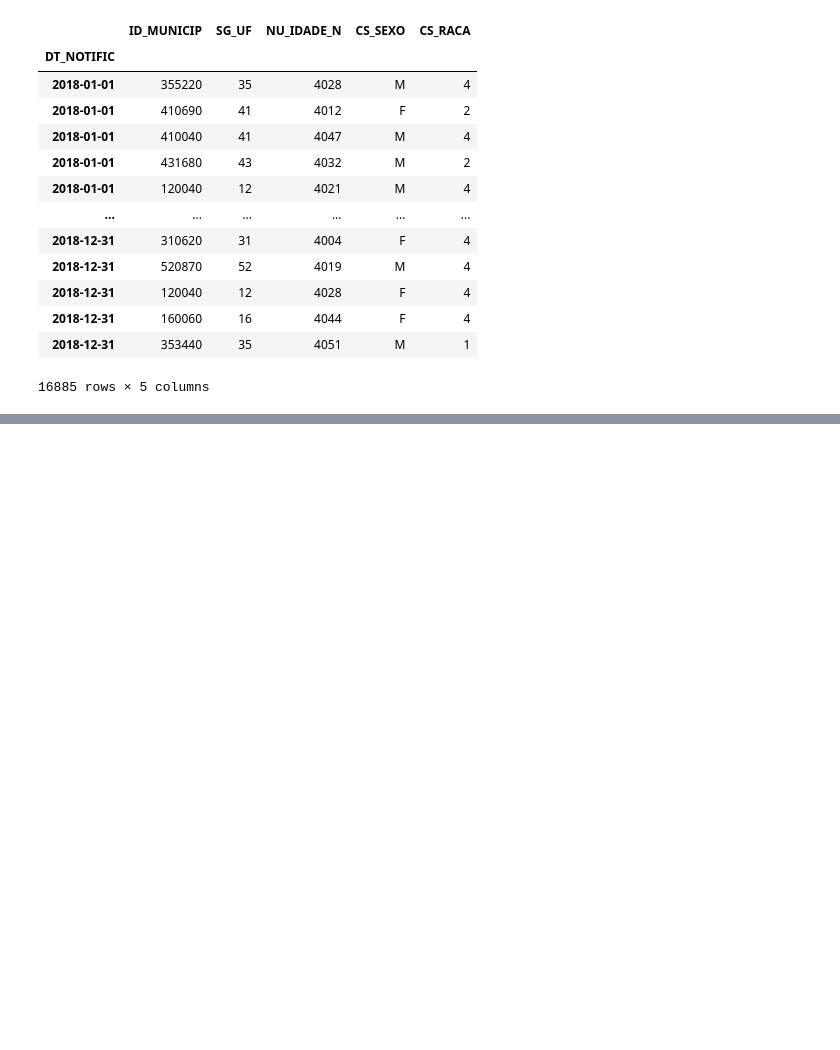
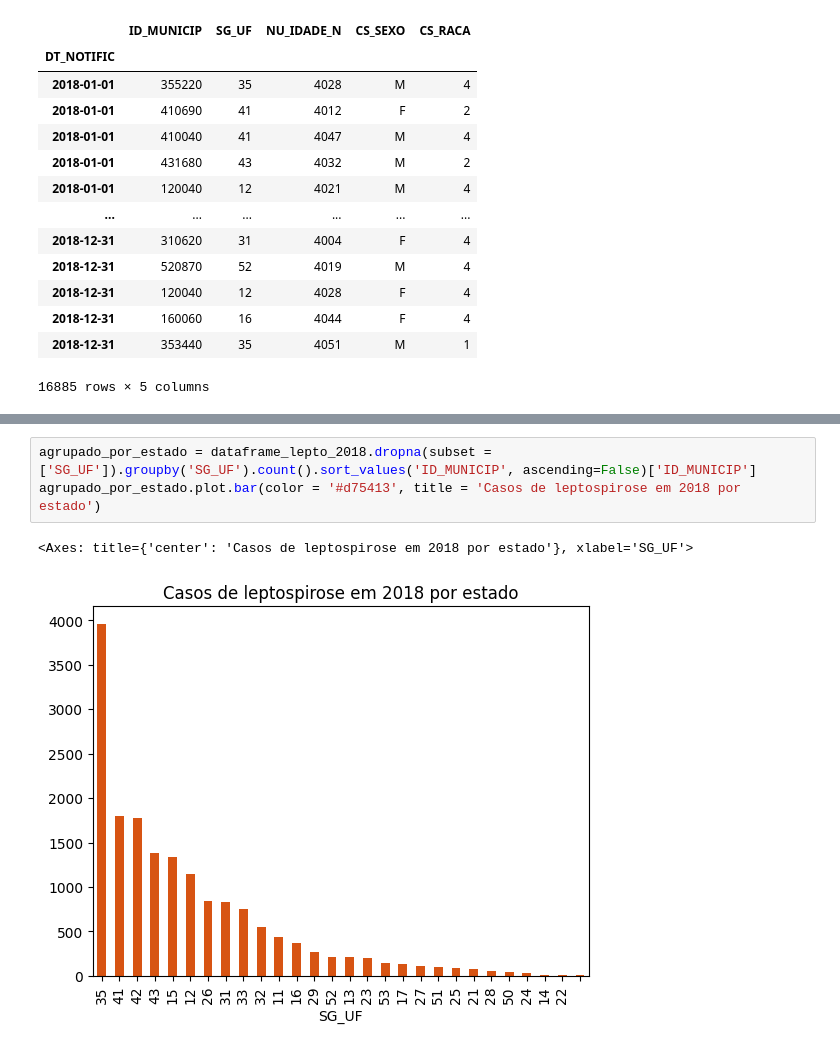
Before and after one commit to gtironi/exercicios_python, a Jupyter notebook: Projeto SUS/notebook_pysus.ipynb, the cells around one changed output, grey strips where cells are left out. Drawn from its saved outputs; the diff is of its cells as text; blank space fills up the shorter version.

```diff
--- a/Projeto SUS/notebook_pysus.ipynb
+++ b/Projeto SUS/notebook_pysus.ipynb
@@ -63,0 +112,6 @@ dataframe_lepto_2018
+# %%
+agrupado_por_estado = dataframe_lepto_2018.dropna(subset = ['SG_UF']).groupby('SG_UF').count().sort_values('ID_MUNICIP', ascending=False)['ID_MUNICIP']
+agrupado_por_estado.plot.bar(color = '#d75413', title = 'Casos de leptospirose em 2018 por estado')
+# %% [output]
+<Axes: title={'center': 'Casos de leptospirose em 2018 por estado'}, xlabel='SG_UF'>
+[figure, added]
```
Also changed, not shown: parts of 17 cells of this notebook, 1 other file.
